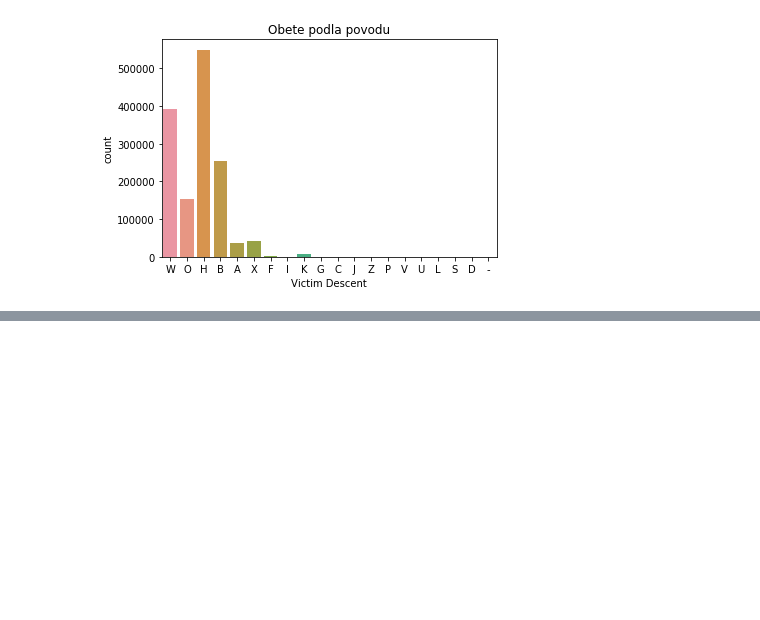
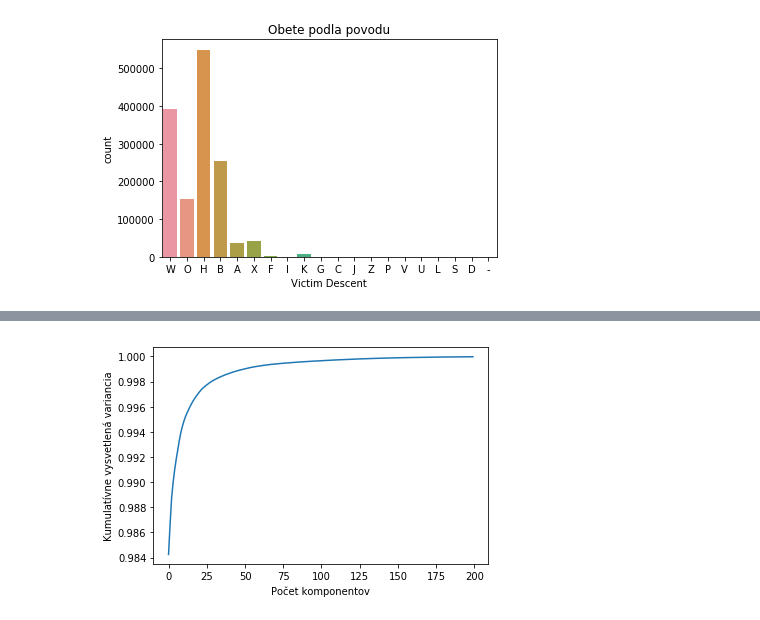
Before and after one commit to enderstorm/crime-prediction, a Jupyter notebook: clean.ipynb, the cells around one changed output, grey strips where cells are left out. Saved outputs shown, nothing was run; the diff lists cells and outputs as text; code cells hidden in the pictures; blank space fills up the shorter version.

```diff
--- a/clean.ipynb
+++ b/clean.ipynb
@@ -249,0 +258,5 @@ array(['W', 'O', 'H', 'B', 'A', 'F', 'I', 'K', 'G', 'C', 'X', 'J', 'P',
+# %%
+encoded = pd.get_dummies(features, columns=feature_columns)
+# %%
+featurs = encoded
+labels = features[label]
@@ -249,0 +311,8 @@ array(['W', 'O', 'H', 'B', 'A', 'F', 'I', 'K', 'G', 'C', 'X', 'J', 'P',
+# %%
+from sklearn.decomposition import PCA
+pca = PCA(n_components=200)
+pca.fit(featurs)
+X_pca = pca.transform(featurs)
+print("original shape:   ", featurs.shape)
+print("transformed shape:", X_pca.shape)
+X_pca
@@ -249,0 +335,8 @@ array(['W', 'O', 'H', 'B', 'A', 'F', 'I', 'K', 'G', 'C', 'X', 'J', 'P',
+# %%
+# https://jakevdp.github.io/PythonDataScienceHandbook/05.09-principal-component-analysis.html
+
+plt.plot(np.cumsum(pca.explained_variance_ratio_))
+plt.xlabel('Počet komponentov')
+plt.ylabel('Kumulatívne vysvetlená variancia');
+# %% [output]
+[figure, added]
```
Also changed, not shown: parts of 23 cells of this notebook.
